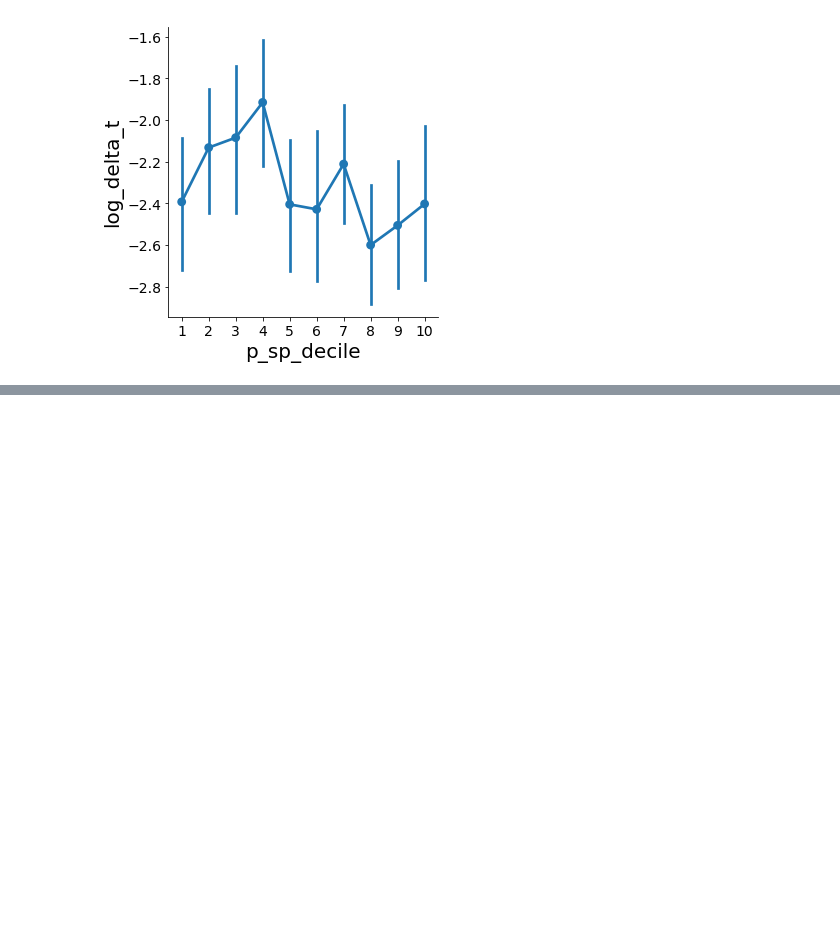
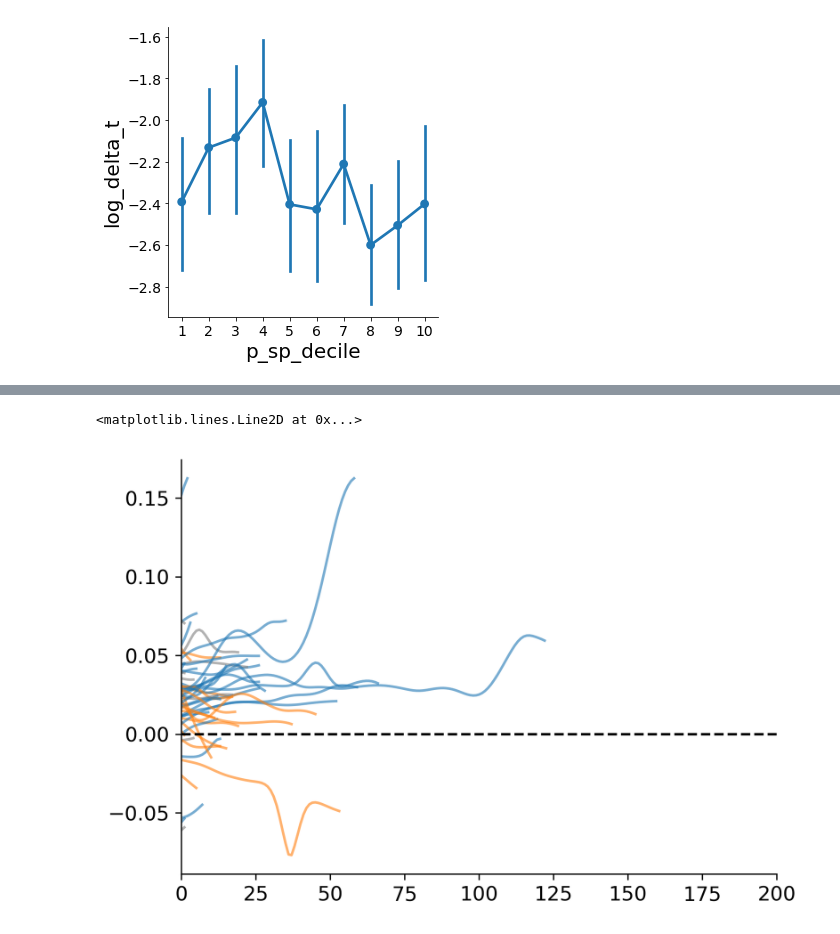
Before and after one commit to cherepaha/initiation, a Jupyter notebook: steering_data_analysis.ipynb, the cells around one changed output, grey strips where cells are left out. Drawn from its saved outputs; the diff is of its cells as text; code cells hidden in the pictures; blank space fills up the shorter version.

```diff
--- a/steering_data_analysis.ipynb
+++ b/steering_data_analysis.ipynb
@@ -276,0 +287,8 @@ plt.gca().set_xlim((0,100))
+# %%
+plt.figure(dpi=300)
+p_dynamics_cd[2].groupby(['recording', 'passive_phase_number']).apply(plot_p);
+plt.gca().set_xlim((0,200))
+plt.gca().axhline(0.0, color='k', ls='--')
+# %% [output]
+<matplotlib.lines.Line2D at 0x...>
+[figure, added]
```
Also changed, not shown: parts of 3 cells of this notebook, 1 other file.
